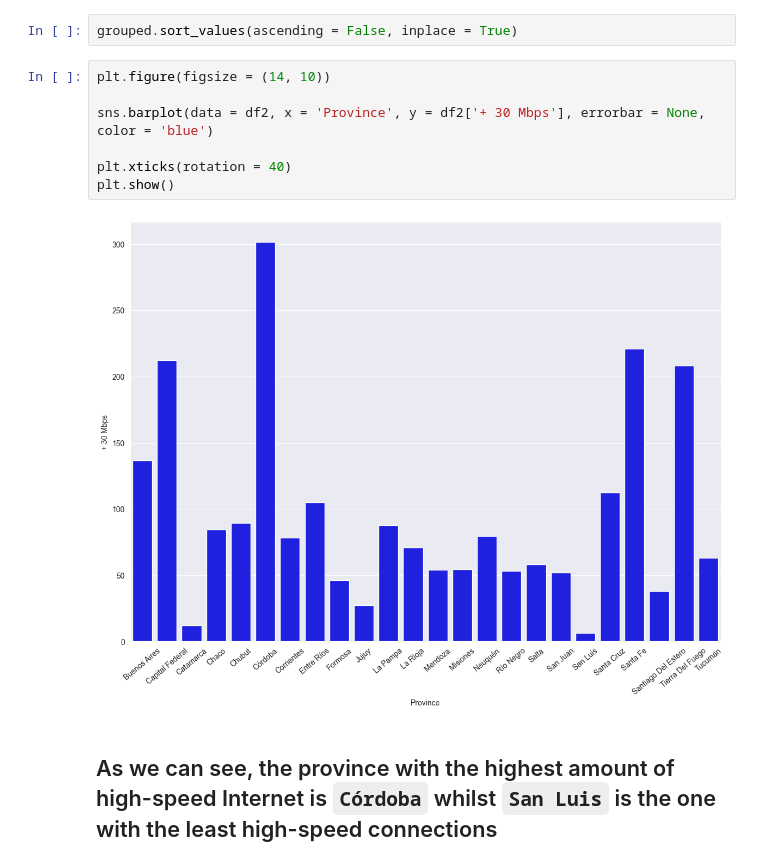
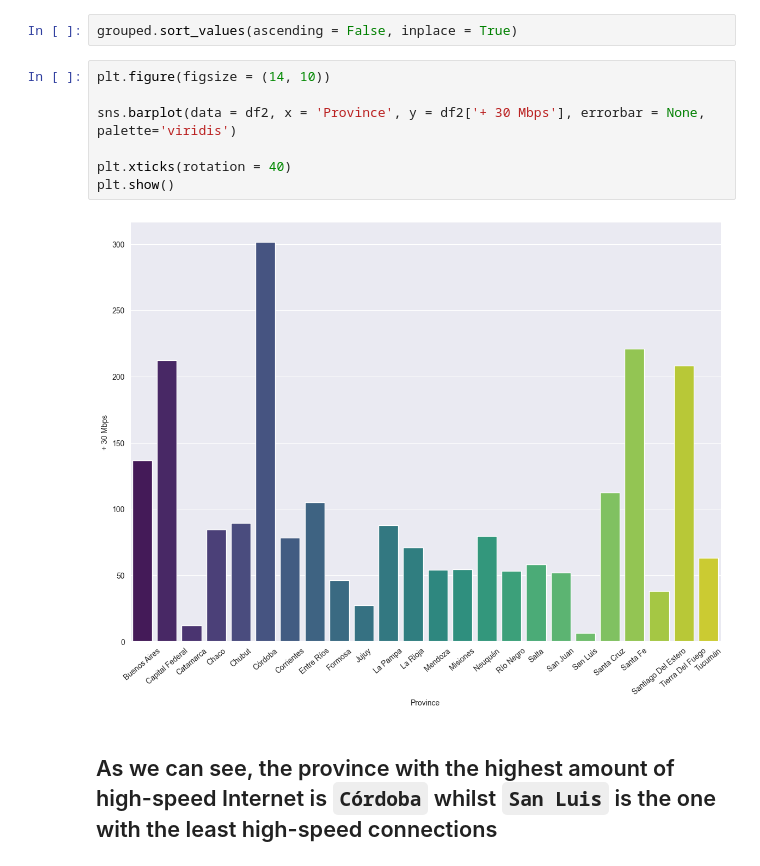
Before and after one commit to PatoMarzi/InternetAccess, a Jupyter notebook: EDAs/Internet_Access_and_Speed.ipynb, the cells around one changed output. Cells and saved outputs as stored; diff of their text form.

```diff
--- a/EDAs/Internet_Access_and_Speed.ipynb
+++ b/EDAs/Internet_Access_and_Speed.ipynb
@@ -381,11 +383,11 @@ grouped.sort_values(ascending = False, inplace = True)
 # %%
 plt.figure(figsize = (14, 10))
 
-sns.barplot(data = df2, x = 'Province', y = df2['+ 30 Mbps'], errorbar = None, color = 'blue')
+sns.barplot(data = df2, x = 'Province', y = df2['+ 30 Mbps'], errorbar = None, palette='viridis')
 
 plt.xticks(rotation = 40)
 plt.show()
 # %% [output]
-[figure, old version]
+[figure, new version]
 # %% [markdown]
 ## As we can see, the province with the highest amount of high-speed Internet is `Córdoba` whilst `San Luis` is the one with the least high-speed connections
```
Also changed, not shown: parts of 2 cells of this notebook, 1 other file.
